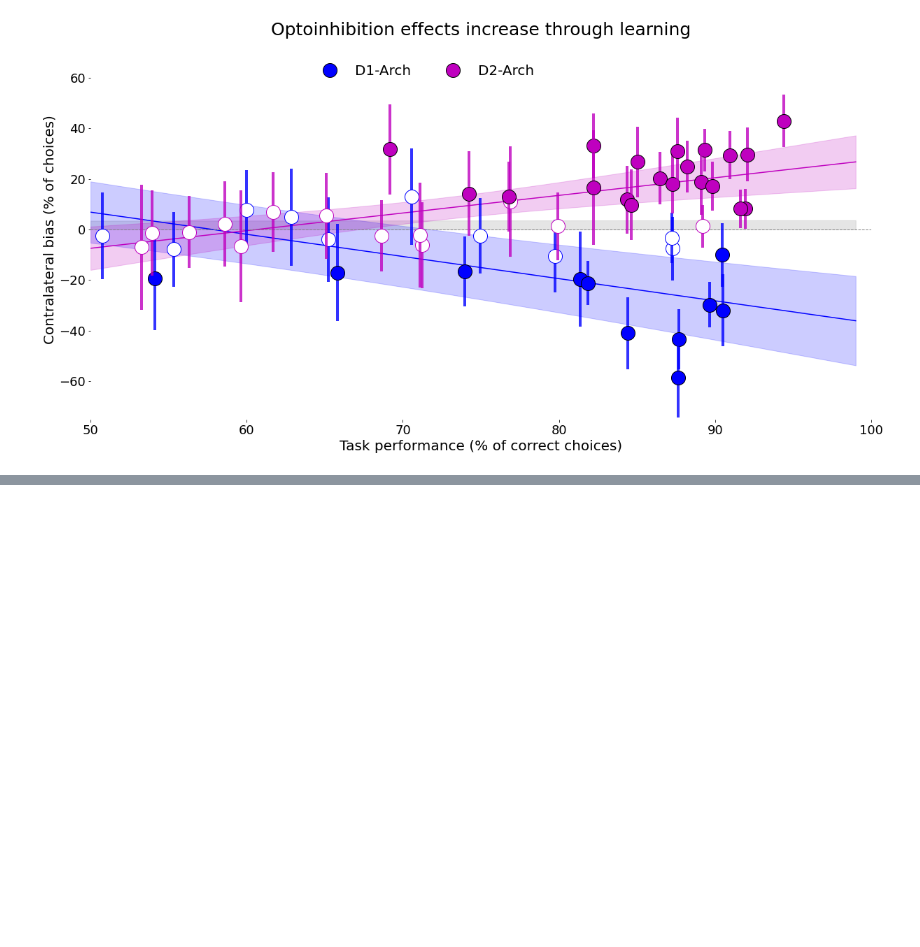
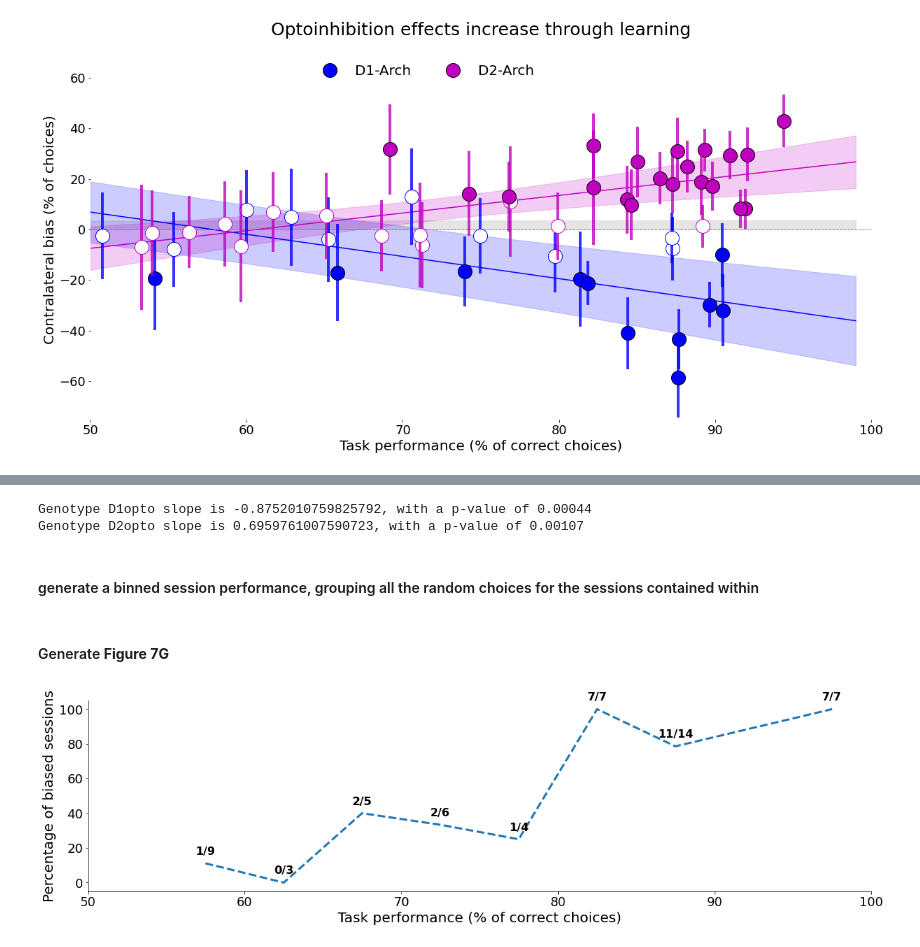
Before and after one commit to SainsburyWellcomeCentre/SJLab_APE_paper, a Jupyter notebook: doc/figures_notebooks/Figure_7_FG.ipynb, the cells around one changed output, grey strips where cells are left out. Saved outputs shown, nothing was run; the diff lists cells and outputs as text; code cells hidden in the pictures; blank space fills up the shorter version.

```diff
--- a/doc/figures_notebooks/Figure_7_FG.ipynb
+++ b/doc/figures_notebooks/Figure_7_FG.ipynb
@@ -205,0 +208,55 @@ plt.show(fig)
+# %%
+# use d1 and d2 separately for this
+genotypes = ['D1opto', 'D2opto']
+n_times = 100000
+
+for genotype in genotypes:
+    # find indexes for that genotype
+    gmask = np.where([g == genotype for g in reg_dicc['genotypes']])[0]
+
+    # get the actual slope mean
+    slopes_list = []
+    for idx in gmask:
+        slopes_list.append(reg_dicc['reg_coefs'][idx][0])
+    slope_mean = np.mean(slopes_list)
+
+    # generate random samples and note how many times it is more extreme
+    cross_counter = 0
+    for k in range(n_times):
+        # randomly sample one for each animal
+        slopes_list = []
+        for idx in gmask:
+            shuffled_slopes = reg_dicc['shuffled_coefficients'][idx][0]
+            slopes_list.append(np.random.choice(shuffled_slopes))
+        slope_mean_random = np.mean(slopes_list)
+        if genotype == 'D1opto':
+            if slope_mean_random <= slope_mean:
+                cross_counter += 1
+        if genotype == 'D2opto':
+            if slope_mean_random >= slope_mean:
+                cross_counter += 1
+
+    print('Genotype {} slope is {}, with a p-value of {}'.format(genotype, slope_mean, cross_counter/n_times))
+# %% [output]
+Genotype D1opto slope is -0.8752010759825792, with a p-value of 0.00044
+Genotype D2opto slope is 0.6959761007590723, with a p-value of 0.00107
+# %% [markdown]
+#### generate a binned session performance, grouping all the random choices for the sessions contained within
+# %%
+binned_df = cuf.get_binned_dataframe_for_optostimulation(random_opto_df, significance=significant_criteria)
+# %%
+# convert to a dataframe for plotting
+sess_df = binned_df.groupby('performance_window').sum().reset_index()[['performance_window', 'n_sessions',
+                                                                       'number_of_significant_sessions']]
+sess_df['proportion_of_significant_sessions'] = 100 * sess_df.number_of_significant_sessions / sess_df.n_sessions
+# %% [markdown]
+#### Generate **Figure 7G**
+# %%
+fig = make_figures.make_figure_optoinhibition_significant_sessions(sess_df)
+plt.show(fig)
+# uncomment here to save the plot
+# data_directory = ''
+# plt.savefig(data_directory + 'optoinhibition_through_learning_significant_sessions.pdf',
+#             transparent=True, bbox_inches='tight')
+# %% [output]
+[figure, added]
```
Also changed, not shown: parts of 1 cell of this notebook, 3 other files.
